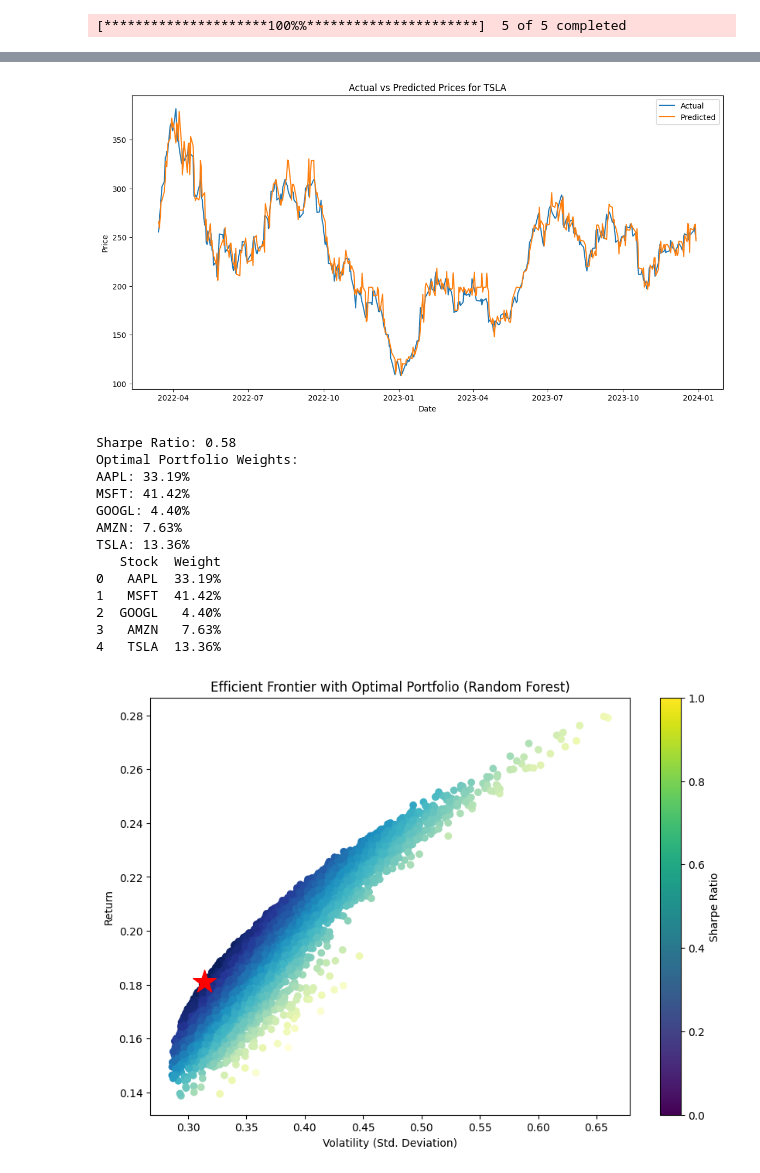
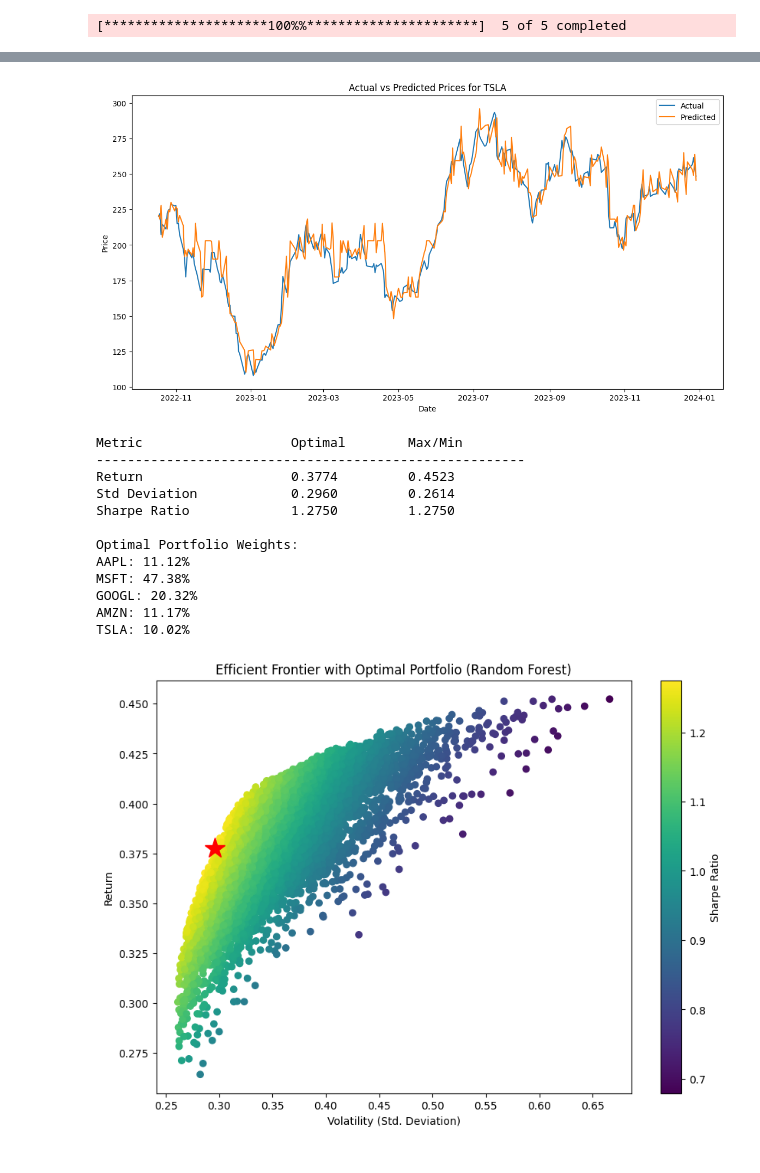
Before and after one commit to faidhi066/wqu-capstone, a Jupyter notebook: rforest_2nd.ipynb, the cells around one changed output, grey strips where cells are left out. Drawn from its saved outputs; the diff is of its cells as text; code cells hidden in the pictures.

```diff
--- a/rforest_2nd.ipynb
+++ b/rforest_2nd.ipynb
@@ -8,7 +8,7 @@ from sklearn.model_selection import train_test_split
 
 # Download Stock Data
 stocks = ['AAPL', 'MSFT', 'GOOGL', 'AMZN', 'TSLA']
-data = yf.download(stocks, start="2015-01-01", end="2024-01-01")
+data = yf.download(stocks, start="2018-01-01", end="2023-12-31")
 
 # Prepare the Data
 data_close = data['Close']
@@ -43,7 +43,6 @@ for stock in stocks:
     # Store the model and predictions
     models[stock] = model
     predictions[stock] = (y_test, y_pred)
-
     # Plot actual vs predicted prices
     plt.figure(figsize=(14, 7))
     plt.plot(y_test.index, y_test, label='Actual')
@@ -86,8 +85,13 @@ max_sharpe_stddev = results[1, max_sharpe_idx]
 max_sharpe_weights = weights_record[max_sharpe_idx]
 
 # Print the Sharpe Ratio and Portfolio Weights
-print(f"Sharpe Ratio: {results[2, max_sharpe_idx]:.2f}")
-print("Optimal Portfolio Weights:")
+print(f"{'Metric':<25}{'Optimal':<15}{'Max/Min':<15}")
+print("-" * 55)
+print(f"{'Return':<25}{results[0, max_sharpe_idx]:<15.4f}{max(results[0, :]):<15.4f}")
+print(f"{'Std Deviation':<25}{results[1, max_sharpe_idx]:<15.4f}{min(results[1, :]):<15.4f}")
+print(f"{'Sharpe Ratio':<25}{results[2, max_sharpe_idx]:<15.4f}{max(results[2, :]):<15.4f}")
+
+print("\nOptimal Portfolio Weights:")
 for stock, weight in zip(stocks, max_sharpe_weights):
     print(f"{stock}: {weight:.2%}")
 
@@ -98,12 +102,12 @@ portfolio = pd.DataFrame({
 })
 
 portfolio['Weight'] = portfolio['Weight'].apply(lambda x: f"{x:.2%}")
-print(portfolio)
+# print(portfolio)
 
 # Plot Efficient Frontier
 plt.figure(figsize=(10, 7))
-plt.scatter(results[1, :], results[0, :], c=results[2, :], cmap='YlGnBu', marker='o')
-plt.scatter(max_sharpe_stddev, max_sharpe_return, marker='*', color='r', s=500)  # Highlight max Sharpe portfolio
+plt.scatter(results[1, :], results[0, :], c=results[2, :], marker='o')
+plt.plot(max_sharpe_stddev, max_sharpe_return, marker='*', color='r', ms=20)  # Highlight max Sharpe portfolio
 plt.title('Efficient Frontier with Optimal Portfolio (Random Forest)')
 plt.xlabel('Volatility (Std. Deviation)')
 plt.ylabel('Return')
@@ -118,15 +122,14 @@ plt.show()
-[figure, old version]
+[figure, new version]
-Sharpe Ratio: 0.58
+Metric                   Optimal        Max/Min
+-------------------------------------------------------
+Return                   0.3774         0.4523
+Std Deviation            0.2960         0.2614
+Sharpe Ratio             1.2750         1.2750
+
 Optimal Portfolio Weights:
-AAPL: 33.19%
-MSFT: 41.42%
-GOOGL: 4.40%
-AMZN: 7.63%
-TSLA: 13.36%
-   Stock  Weight
-0   AAPL  33.19%
-1   MSFT  41.42%
-2  GOOGL   4.40%
-3   AMZN   7.63%
-4   TSLA  13.36%
+AAPL: 11.12%
+MSFT: 47.38%
+GOOGL: 20.32%
+AMZN: 11.17%
+TSLA: 10.02%
-[figure, old version]
+[figure, new version]
```
Also changed, not shown: parts of 1 cell of this notebook, 1 other file.
